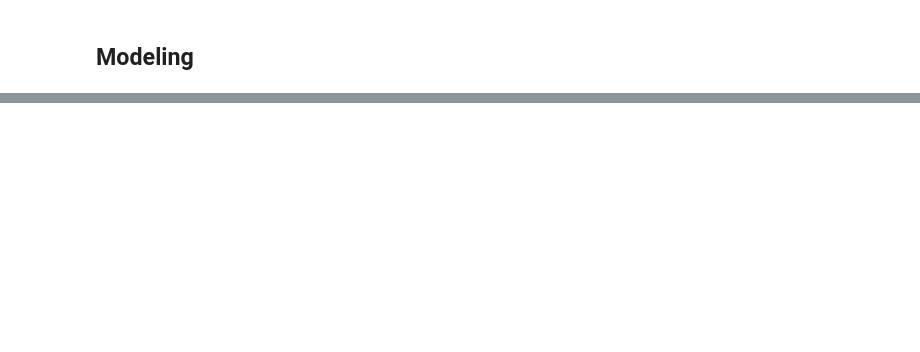
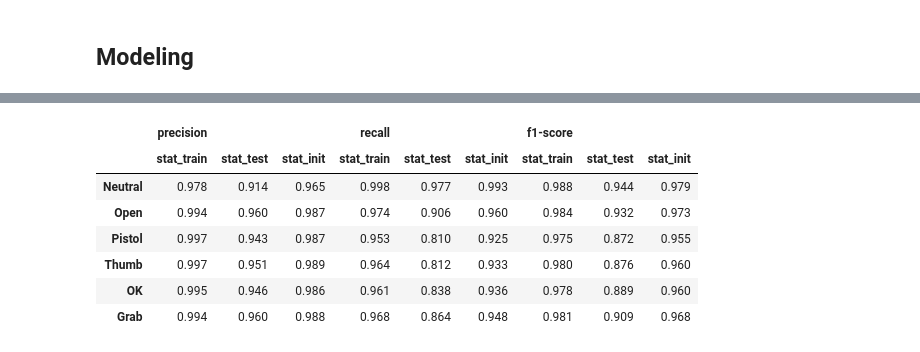
Before and after one commit to AndrewVolkovPython/Motorika, a Jupyter notebook: main.ipynb, the cells around one changed output, grey strips where cells are left out. Cells and saved outputs as stored; diff of their text form; code cells hidden in the pictures; blank space fills up the shorter version.

```diff
--- a/main.ipynb
+++ b/main.ipynb
@@ -204,0 +288,11 @@ See the caveats in the documentation: https://pandas.pydata.org/pandas-docs/stab
+# %%
+processor.get_statistic_by_id(pd.read_json('st.json'),91)
+# %% [output]
+|  | precision |  |  | recall |  |  | f1-score |  |  |
+|  | stat_train | stat_test | stat_init | stat_train | stat_test | stat_init | stat_train | stat_test | stat_init |
+| Neutral | 0.978 | 0.914 | 0.965 | 0.998 | 0.977 | 0.993 | 0.988 | 0.944 | 0.979 |
+| Open | 0.994 | 0.960 | 0.987 | 0.974 | 0.906 | 0.960 | 0.984 | 0.932 | 0.973 |
+| Pistol | 0.997 | 0.943 | 0.987 | 0.953 | 0.810 | 0.925 | 0.975 | 0.872 | 0.955 |
+| Thumb | 0.997 | 0.951 | 0.989 | 0.964 | 0.812 | 0.933 | 0.980 | 0.876 | 0.960 |
+| OK | 0.995 | 0.946 | 0.986 | 0.961 | 0.838 | 0.936 | 0.978 | 0.889 | 0.960 |
+| Grab | 0.994 | 0.960 | 0.988 | 0.968 | 0.864 | 0.948 | 0.981 | 0.909 | 0.968 |
```
Also changed, not shown: parts of 45 cells of this notebook.
